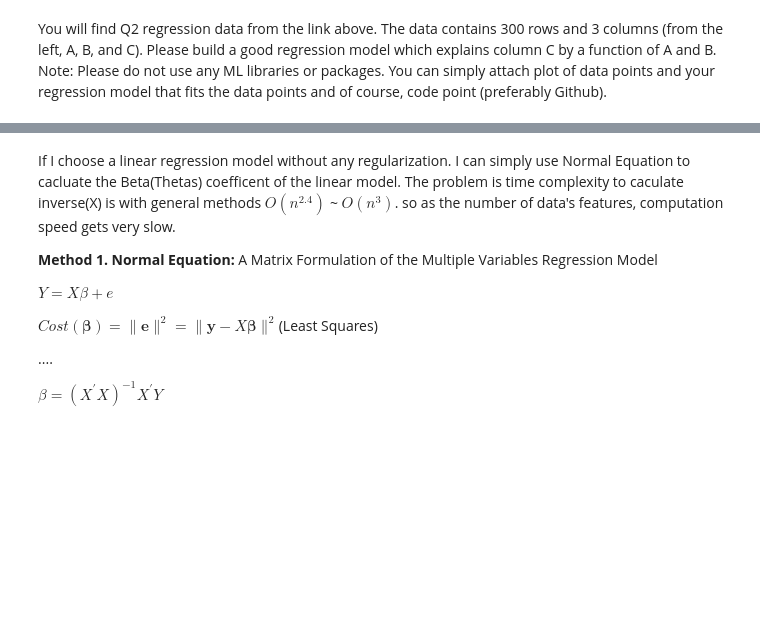
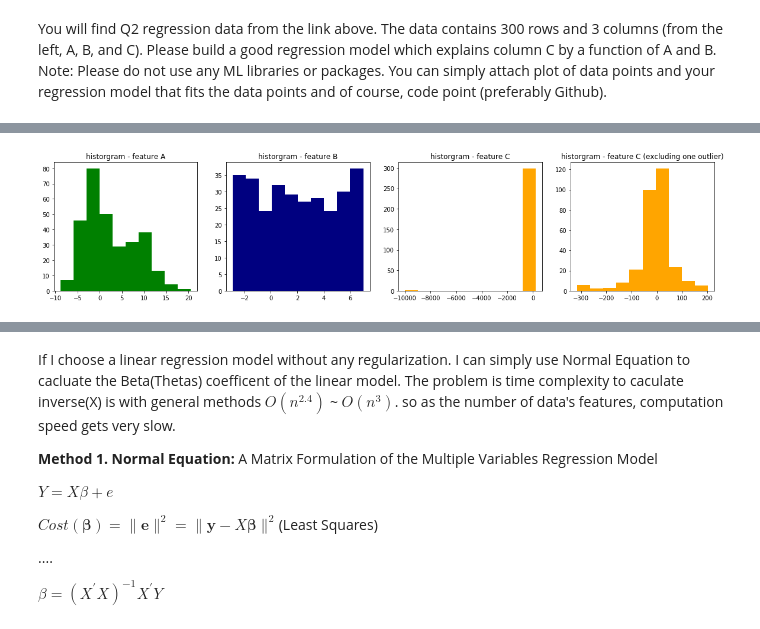
Before and after one commit to dayjang/Online_Test_M, a Jupyter notebook: moloco_q2.ipynb, the cells around one changed output, grey strips where cells are left out. Saved outputs shown, nothing was run; the diff lists cells and outputs as text; code cells hidden in the pictures; blank space fills up the shorter version.

```diff
--- a/moloco_q2.ipynb
+++ b/moloco_q2.ipynb
@@ -24,0 +49,17 @@ df.head(5)
+# %%
+plt.figure(figsize=(20,4))
+plt.subplot(141)
+plt.title('historgram - feature A')
+plt.hist(df_ori.A,color='green')
+plt.subplot(142)
+plt.title('historgram - feature B')
+plt.hist(df_ori.B,color='navy')
+plt.subplot(143)
+plt.title('historgram - feature C')
+plt.hist(df_ori.C,color='orange');
+plt.subplot(144)
+plt.title('historgram - feature C (excluding one outlier)')
+plt.hist(df_ori.C[df_ori.C>-8000],color='orange');
+# We can see feature C has outliers through historams below
+# %% [output]
+[figure, added]
```
Also changed, not shown: parts of 42 cells of this notebook.
